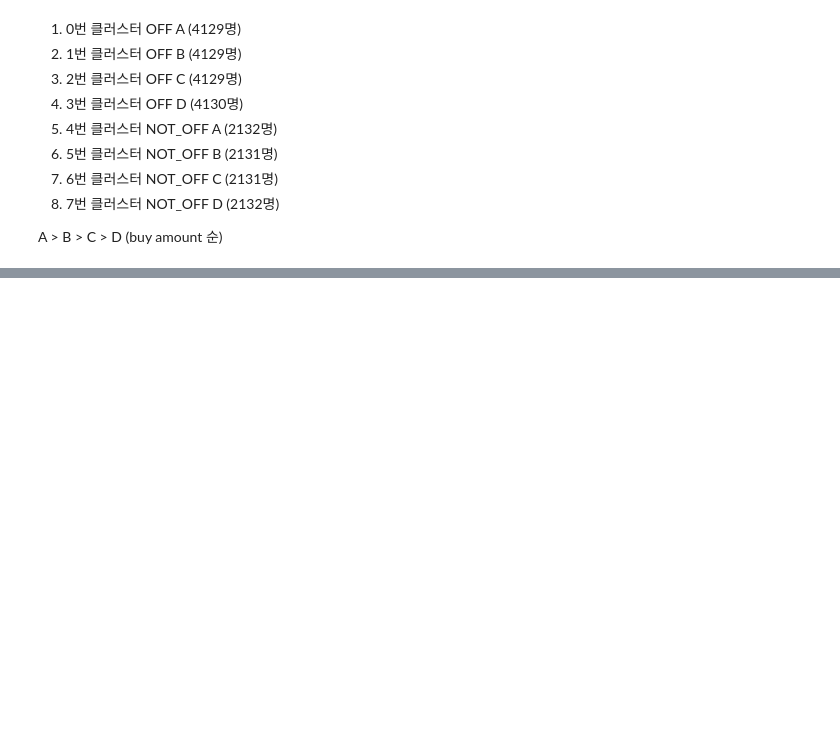
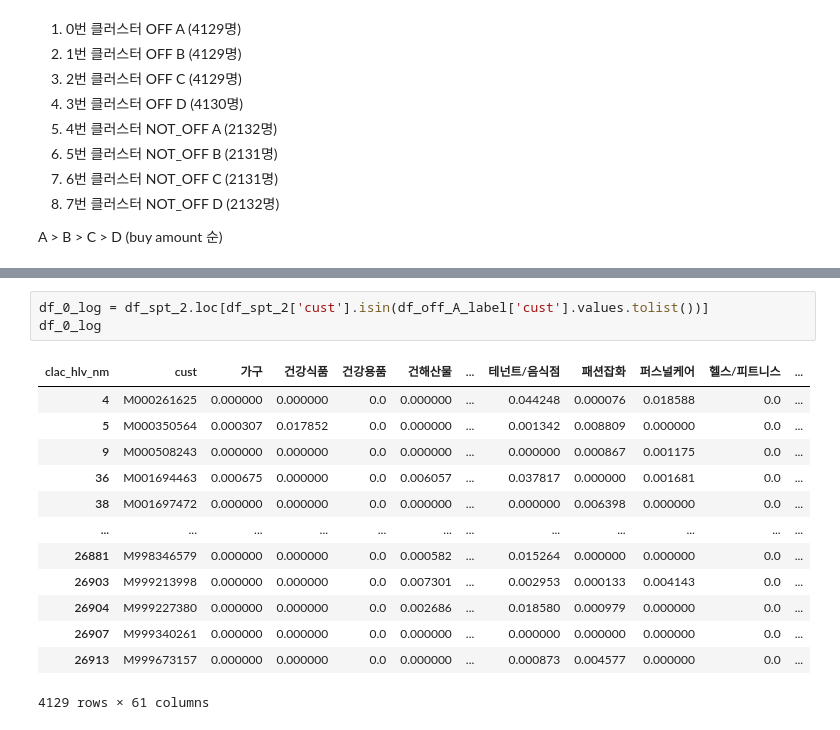
Before and after one commit to osy5882/Lpoint_competition, a Jupyter notebook: domain_clustering/Domain_cluster_by_8.ipynb, the cells around one changed output, grey strips where cells are left out. Drawn from its saved outputs; the diff is of its cells as text; blank space fills up the shorter version.

```diff
--- a/domain_clustering/Domain_cluster_by_8.ipynb
+++ b/domain_clustering/Domain_cluster_by_8.ipynb
@@ -169,0 +200,17 @@ A > B > C > D (buy amount 순)
+# %%
+df_0_log = df_spt_2.loc[df_spt_2['cust'].isin(df_off_A_label['cust'].values.tolist())]
+df_0_log
+# %% [output]
+| clac_hlv_nm | cust | 가구 | 건강식품 | 건강용품 | 건해산물 | ... | 테넌트/음식점 | 패션잡화 | 퍼스널케어 | 헬스/피트니스 | ... |
+| 4 | M000261625 | 0.000000 | 0.000000 | 0.0 | 0.000000 | ... | 0.044248 | 0.000076 | 0.018588 | 0.0 | ... |
+| 5 | M000350564 | 0.000307 | 0.017852 | 0.0 | 0.000000 | ... | 0.001342 | 0.008809 | 0.000000 | 0.0 | ... |
+| 9 | M000508243 | 0.000000 | 0.000000 | 0.0 | 0.000000 | ... | 0.000000 | 0.000867 | 0.001175 | 0.0 | ... |
+| 36 | M001694463 | 0.000675 | 0.000000 | 0.0 | 0.006057 | ... | 0.037817 | 0.000000 | 0.001681 | 0.0 | ... |
+| 38 | M001697472 | 0.000000 | 0.000000 | 0.0 | 0.000000 | ... | 0.000000 | 0.006398 | 0.000000 | 0.0 | ... |
+| ... | ... | ... | ... | ... | ... | ... | ... | ... | ... | ... | ... |
+| 26881 | M998346579 | 0.000000 | 0.000000 | 0.0 | 0.000582 | ... | 0.015264 | 0.000000 | 0.000000 | 0.0 | ... |
+| 26903 | M999213998 | 0.000000 | 0.000000 | 0.0 | 0.007301 | ... | 0.002953 | 0.000133 | 0.004143 | 0.0 | ... |
+| 26904 | M999227380 | 0.000000 | 0.000000 | 0.0 | 0.002686 | ... | 0.018580 | 0.000979 | 0.000000 | 0.0 | ... |
+| 26907 | M999340261 | 0.000000 | 0.000000 | 0.0 | 0.000000 | ... | 0.000000 | 0.000000 | 0.000000 | 0.0 | ... |
+| 26913 | M999673157 | 0.000000 | 0.000000 | 0.0 | 0.000000 | ... | 0.000873 | 0.004577 | 0.000000 | 0.0 | ... |
+4129 rows × 61 columns
```
Also changed, not shown: parts of 10 cells of this notebook, 1 other file.
